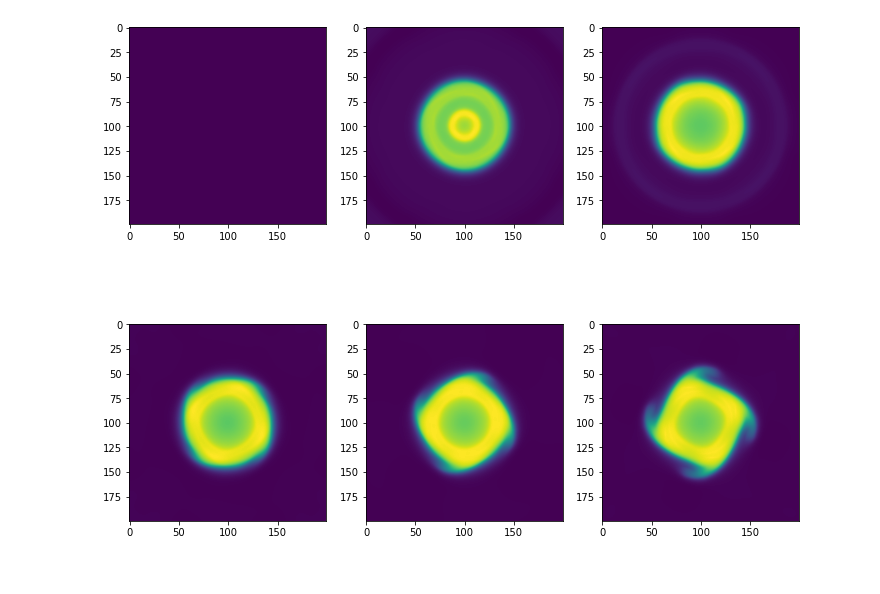
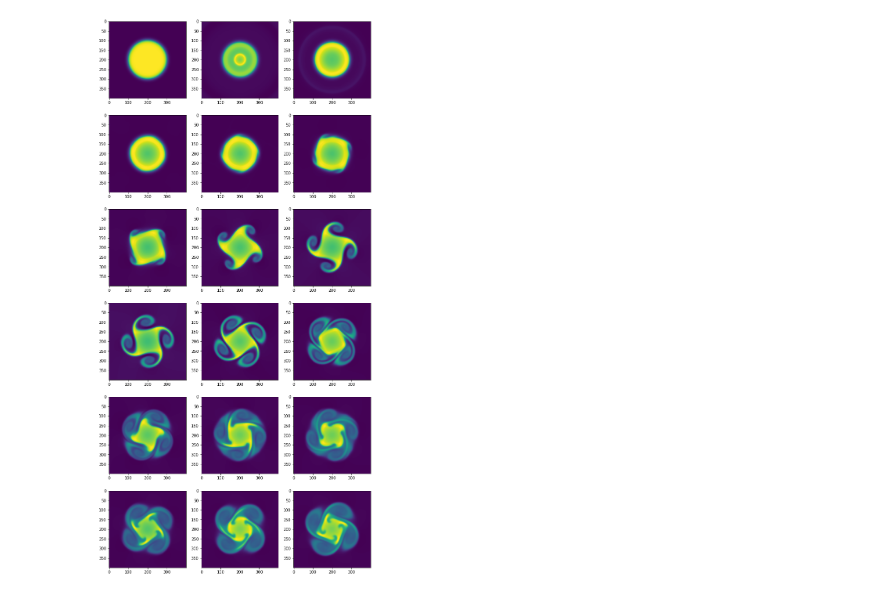
Before and after one commit to MarcusHatton/Plotting, a Jupyter notebook: Rotor.ipynb, the cells around one changed output. Cells and saved outputs as stored; diff of their text form; code cells hidden in the pictures.

```diff
--- a/Rotor.ipynb
+++ b/Rotor.ipynb
@@ -6,12 +6,17 @@ import h5py
 %matplotlib inline
 # %%
 fss = []
-for n in range(6):
-  fss.append(h5py.File('ISCE/Rotor/highres/data_serial_'+str(n)+'.hdf5','r'))
+for n in range(18):
+  fss.append(h5py.File('ISCE/Rotor/data_serial_'+str(n)+'.hdf5','r'))
 # %%
-fig, axes = plt.subplots(2,3,figsize=(12,10))
+fig, axes = plt.subplots(6,3,figsize=(10,20))
+fig.tight_layout()
 for fs, axis in zip(fss,axes.flatten()):
+#     fig.tight_layout()
     axis.imshow(fs['Primitive/n'])
-plt.savefig('rotor_lowres.pdf')
+fig.subplots_adjust(hspace=0.2)
+fig.subplots_adjust(wspace=0.2)
+plt.savefig('rotor_highres.pdf')
+plt.show()
 # %% [output]
-[figure, old version]
+[figure, new version]
```
Also changed, not shown: 1 other file.
